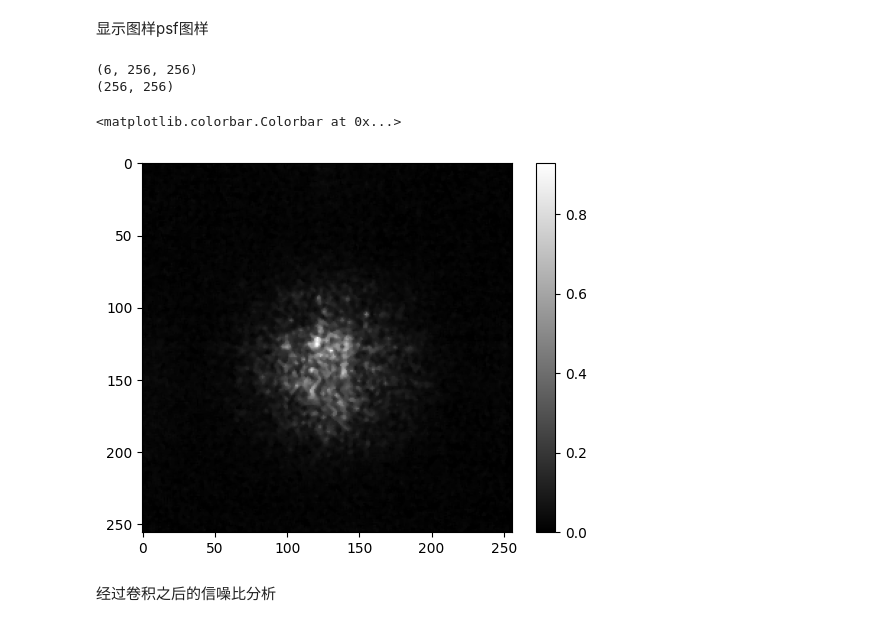
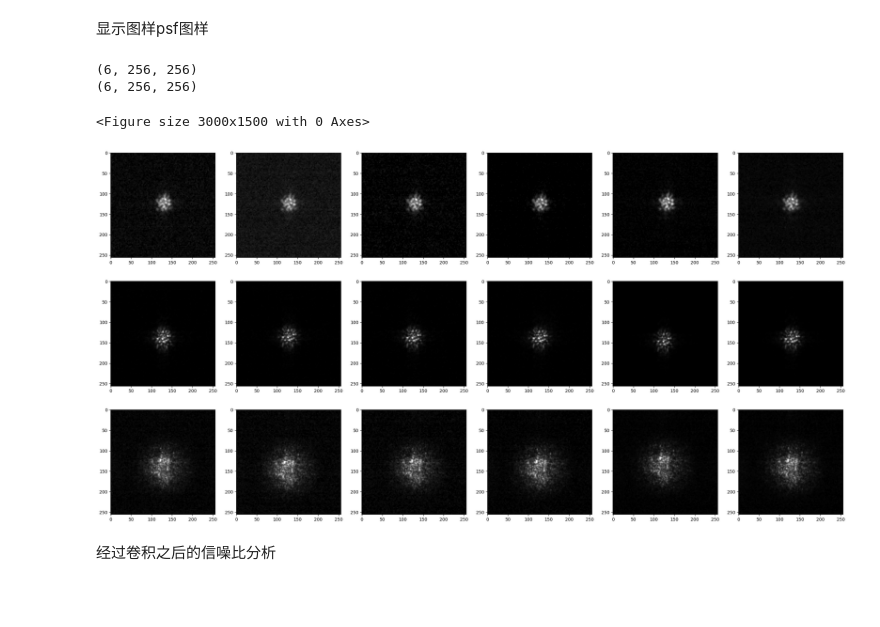
Before and after one commit to weinaike/CenterNet, a Jupyter notebook: data/test.ipynb, the cells around one changed output. Cells and saved outputs as stored; diff of their text form; code cells hidden in the pictures; blank space fills up the shorter version.

```diff
--- a/data/test.ipynb
+++ b/data/test.ipynb
@@ -47,19 +49,29 @@ plt.colorbar()
 # %% [markdown]
 显示图样psf图样
-# %%
-import matplotlib.pyplot as plt
-import numpy as np
-psf = np.load("PSF0815_6_IR_30.npy")
-psf_bg = np.load("PSF0620_04_4_40_bg.npy")
-print(psf.shape)
-print(psf_bg.shape)
-plt.imshow(psf[5,:,:] ,cmap="gray")
-plt.colorbar()
-# %% [output]
-(6, 256, 256)
-(256, 256)
-<matplotlib.colorbar.Colorbar at 0x...>
-[figure, removed]
+# %%
+import matplotlib.pyplot as plt
+import numpy as np
+psf = np.load("PSF1110_6_IR_120_final.npy")
+psf_2 = np.load("psf_120_230801_180614_init.npy")
+psf_3 = np.load('PSF0815_6_IR_30.npy')
+psfs = [psf,psf_2,psf_3]
+print(psf.shape)
+print(psf_2.shape)
+plt.figure()
+plt.rcParams['figure.figsize'] = (30.0, 15.0)
+fig,ax=plt.subplots(3,6)
+for i in range(3):
+    for j in range(6):
+        ax[i][j].imshow(psfs[i][j], cmap="gray")
+# ax1.imshow(psf[1,:,:] ,cmap="gray")
+# ax2.imshow(psf_2[1,:,:] ,cmap="gray")
+# ax3.imshow(psf_3[1,:,:] ,cmap="gray")
+# plt.colorbar()
+# %% [output]
+(6, 256, 256)
+(6, 256, 256)
+<Figure size 3000x1500 with 0 Axes>
+[figure, added]
 # %% [markdown]
 经过卷积之后的信噪比分析
 # %%
```
Also changed, not shown: parts of 2 cells of this notebook, 36 other files.
